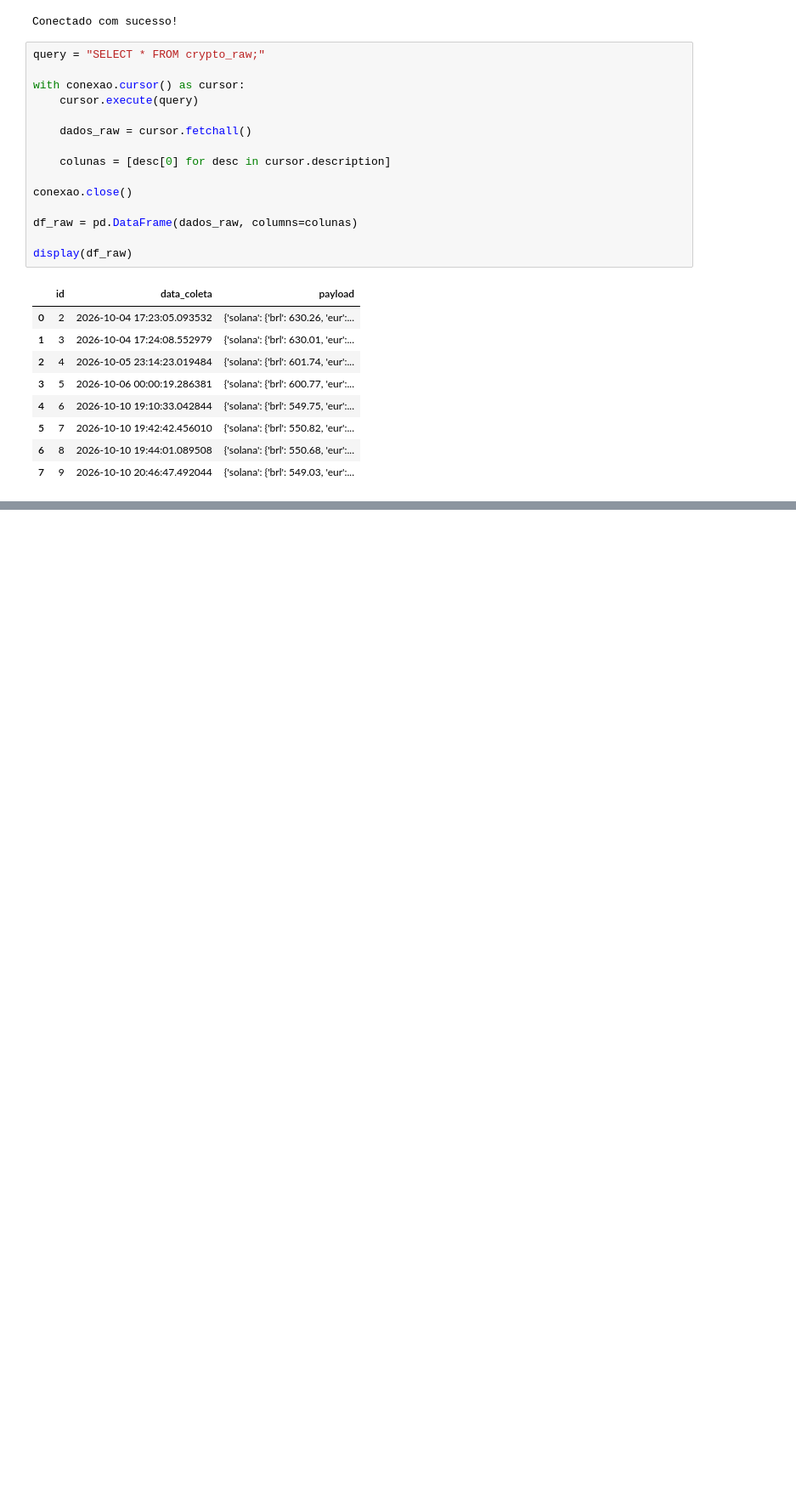
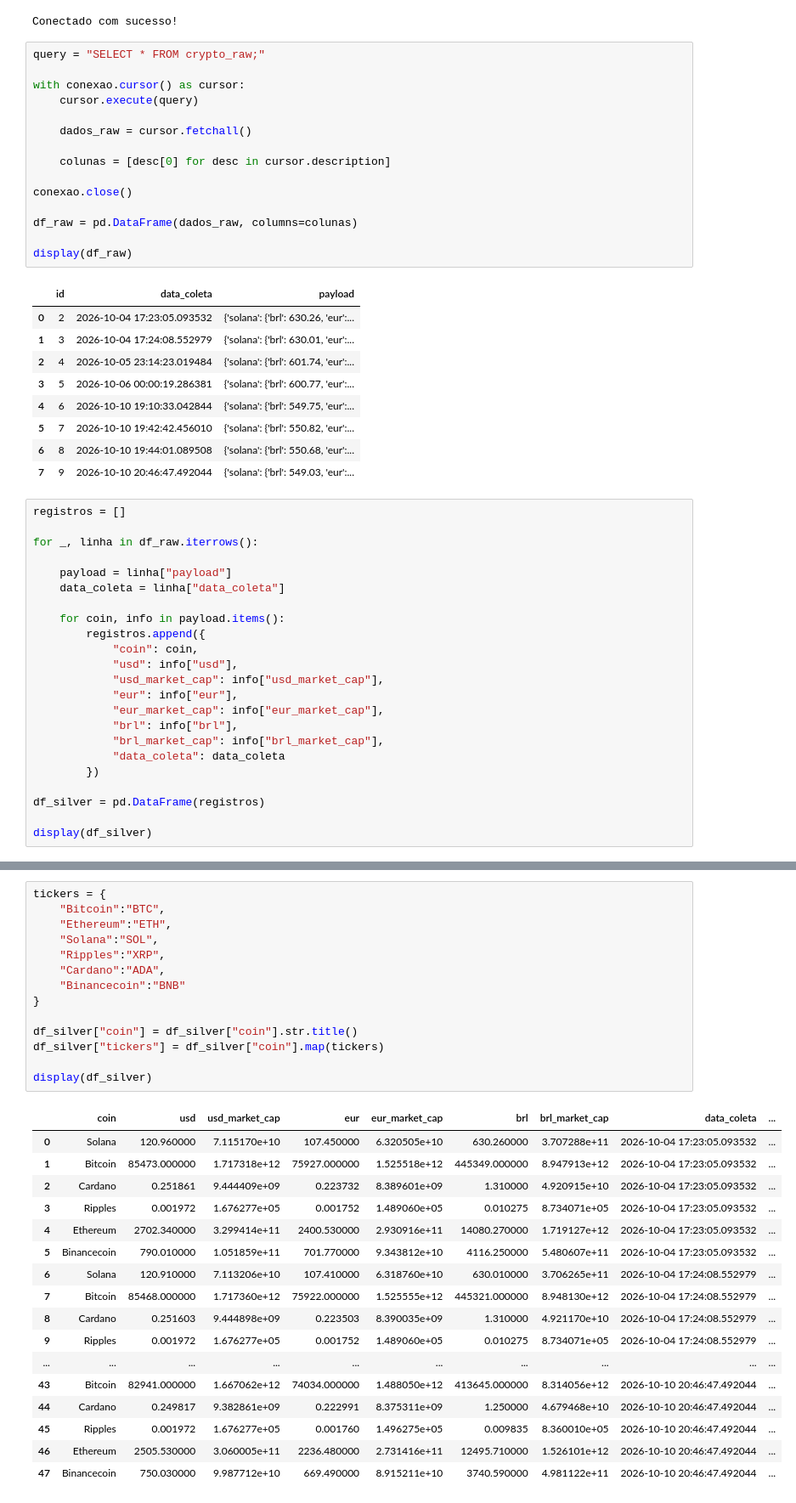
Before and after one commit to guilherme-monteirom/crypto-analytics-project, a Jupyter notebook: src/silver_dataframe.ipynb, the cells around one changed output, grey strips where cells are left out. Shown at 85% size. Cells and saved outputs as stored; diff of their text form; blank space fills up the shorter version.

Commit message:
feat: implement silver layer and initial load process

```diff
--- a/src/silver_dataframe.ipynb
+++ b/src/silver_dataframe.ipynb
@@ -51,3 +51,26 @@ display(df_raw)
 | 5 | 7 | 2026-10-10 19:42:42.456010 | {'solana': {'brl': 550.82, 'eur':... |
 | 6 | 8 | 2026-10-10 19:44:01.089508 | {'solana': {'brl': 550.68, 'eur':... |
 | 7 | 9 | 2026-10-10 20:46:47.492044 | {'solana': {'brl': 549.03, 'eur':... |
+# %%
+registros = []
+
+for _, linha in df_raw.iterrows():
+
+    payload = linha["payload"]
+    data_coleta = linha["data_coleta"]
+
+    for coin, info in payload.items():
+        registros.append({
+            "coin": coin,
+            "usd": info["usd"],
+            "usd_market_cap": info["usd_market_cap"],
+            "eur": info["eur"],
+            "eur_market_cap": info["eur_market_cap"],
+            "brl": info["brl"],
+            "brl_market_cap": info["brl_market_cap"],
+            "data_coleta": data_coleta
+        })
+
+df_silver = pd.DataFrame(registros)
+
+display(df_silver)
@@ -53,0 +95,32 @@ display(df_raw)
+# %%
+tickers = {
+    "Bitcoin":"BTC",
+    "Ethereum":"ETH",
+    "Solana":"SOL",
+    "Ripples":"XRP",
+    "Cardano":"ADA",
+    "Binancecoin":"BNB"
+}
+
+df_silver["coin"] = df_silver["coin"].str.title()
+df_silver["tickers"] = df_silver["coin"].map(tickers)
+
+display(df_silver)
+# %% [output]
+|  | coin | usd | usd_market_cap | eur | eur_market_cap | brl | brl_market_cap | data_coleta | ... |
+| 0 | Solana | 120.960000 | 7.115170e+10 | 107.450000 | 6.320505e+10 | 630.260000 | 3.707288e+11 | 2026-10-04 17:23:05.093532 | ... |
+| 1 | Bitcoin | 85473.000000 | 1.717318e+12 | 75927.000000 | 1.525518e+12 | 445349.000000 | 8.947913e+12 | 2026-10-04 17:23:05.093532 | ... |
+| 2 | Cardano | 0.251861 | 9.444409e+09 | 0.223732 | 8.389601e+09 | 1.310000 | 4.920915e+10 | 2026-10-04 17:23:05.093532 | ... |
+| 3 | Ripples | 0.001972 | 1.676277e+05 | 0.001752 | 1.489060e+05 | 0.010275 | 8.734071e+05 | 2026-10-04 17:23:05.093532 | ... |
+| 4 | Ethereum | 2702.340000 | 3.299414e+11 | 2400.530000 | 2.930916e+11 | 14080.270000 | 1.719127e+12 | 2026-10-04 17:23:05.093532 | ... |
+| 5 | Binancecoin | 790.010000 | 1.051859e+11 | 701.770000 | 9.343812e+10 | 4116.250000 | 5.480607e+11 | 2026-10-04 17:23:05.093532 | ... |
+| 6 | Solana | 120.910000 | 7.113206e+10 | 107.410000 | 6.318760e+10 | 630.010000 | 3.706265e+11 | 2026-10-04 17:24:08.552979 | ... |
+| 7 | Bitcoin | 85468.000000 | 1.717360e+12 | 75922.000000 | 1.525555e+12 | 445321.000000 | 8.948130e+12 | 2026-10-04 17:24:08.552979 | ... |
+| 8 | Cardano | 0.251603 | 9.444898e+09 | 0.223503 | 8.390035e+09 | 1.310000 | 4.921170e+10 | 2026-10-04 17:24:08.552979 | ... |
+| 9 | Ripples | 0.001972 | 1.676277e+05 | 0.001752 | 1.489060e+05 | 0.010275 | 8.734071e+05 | 2026-10-04 17:24:08.552979 | ... |
+| ... | ... | ... | ... | ... | ... | ... | ... | ... | ... |
+| 43 | Bitcoin | 82941.000000 | 1.667062e+12 | 74034.000000 | 1.488050e+12 | 413645.000000 | 8.314056e+12 | 2026-10-10 20:46:47.492044 | ... |
+| 44 | Cardano | 0.249817 | 9.382861e+09 | 0.222991 | 8.375311e+09 | 1.250000 | 4.679468e+10 | 2026-10-10 20:46:47.492044 | ... |
+| 45 | Ripples | 0.001972 | 1.676277e+05 | 0.001760 | 1.496275e+05 | 0.009835 | 8.360010e+05 | 2026-10-10 20:46:47.492044 | ... |
+| 46 | Ethereum | 2505.530000 | 3.060005e+11 | 2236.480000 | 2.731416e+11 | 12495.710000 | 1.526101e+12 | 2026-10-10 20:46:47.492044 | ... |
+| 47 | Binancecoin | 750.030000 | 9.987712e+10 | 669.490000 | 8.915211e+10 | 3740.590000 | 4.981122e+11 | 2026-10-10 20:46:47.492044 | ... |
```
Also changed, not shown: parts of 2 cells of this notebook.
